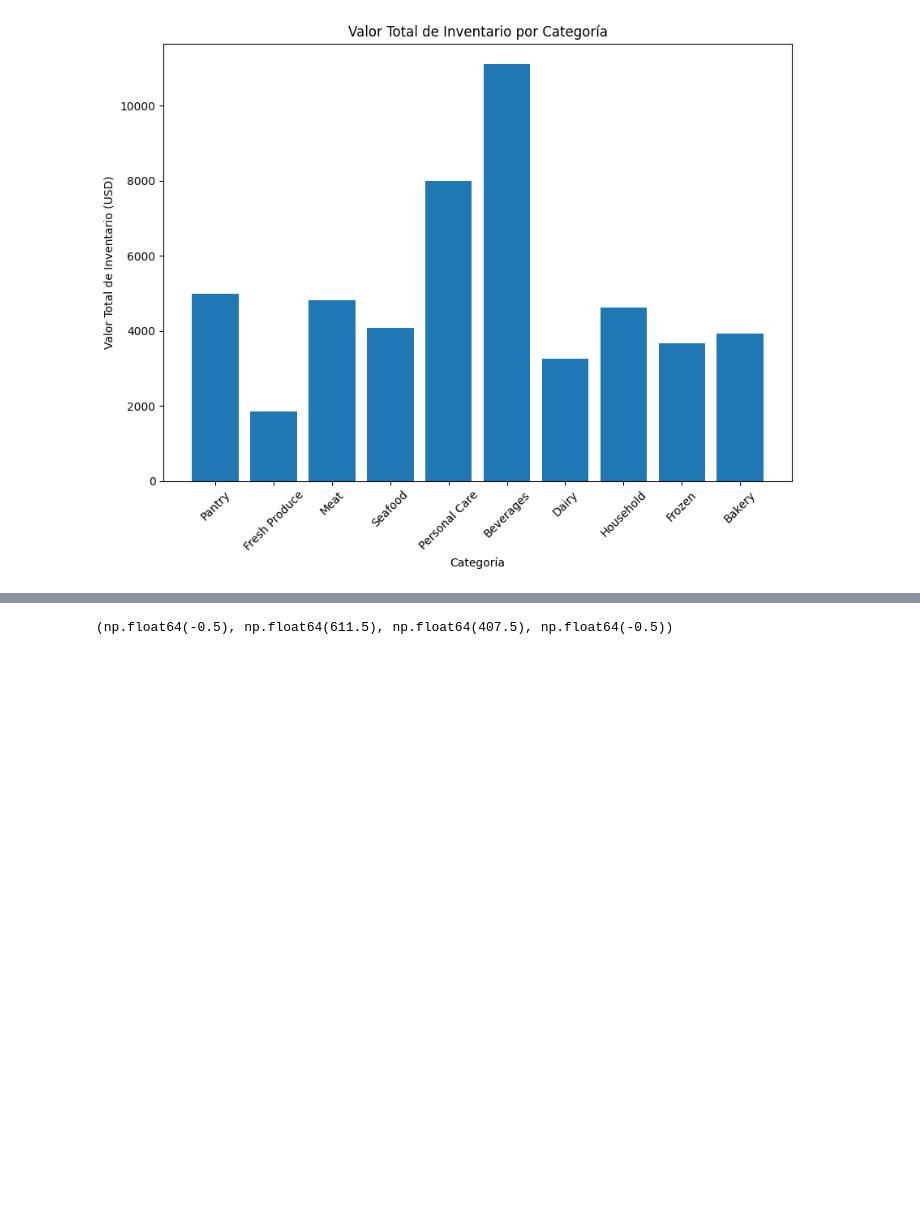
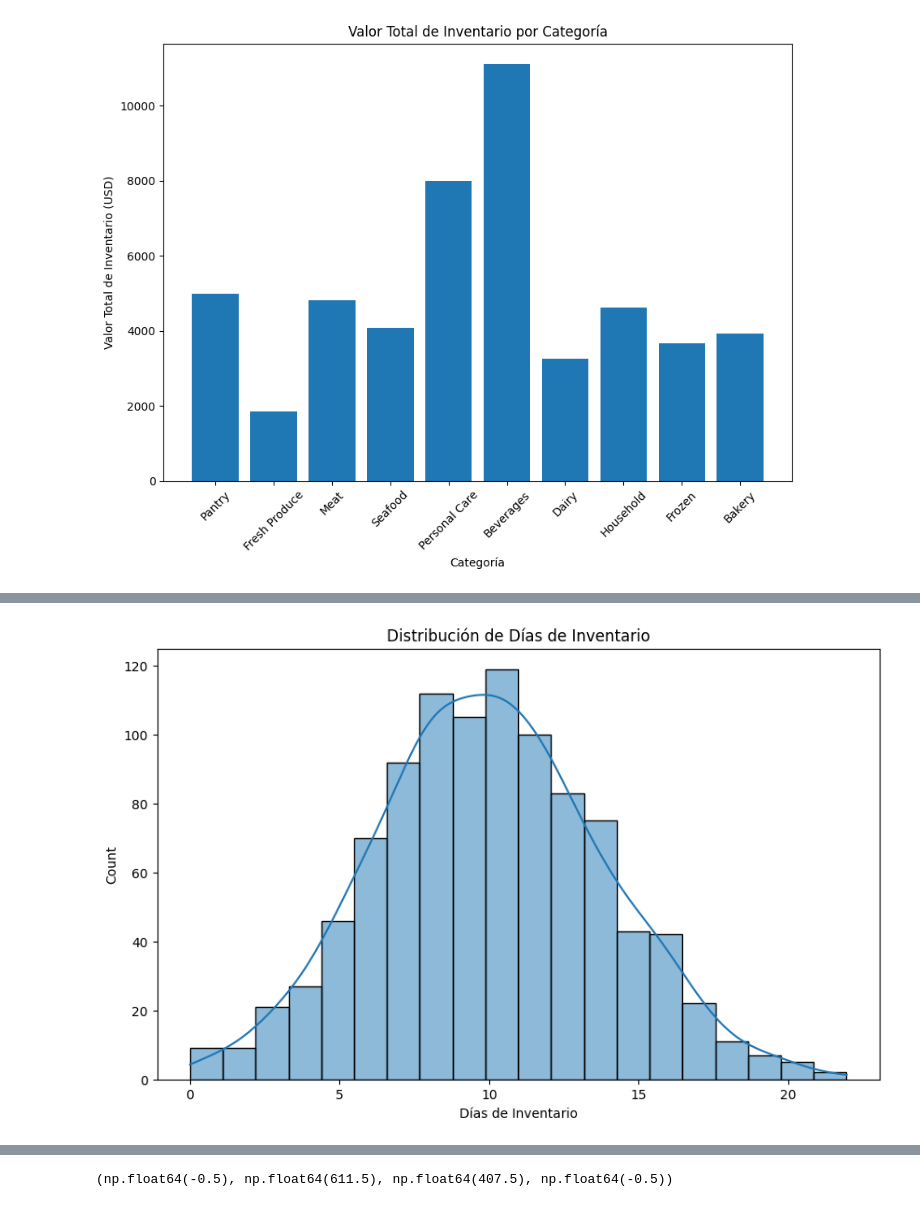
Before and after one commit to JTorres1309/ClaseCD, a Jupyter notebook: Proyecto/index1.ipynb, the cells around one changed output, grey strips where cells are left out. Saved outputs shown, nothing was run; the diff lists cells and outputs as text; code cells hidden in the pictures; blank space fills up the shorter version.

```diff
--- a/Proyecto/index1.ipynb
+++ b/Proyecto/index1.ipynb
@@ -139,0 +169,8 @@ plt.show()
+# %%
+plt.figure(figsize=(10,6))
+sns.histplot(inventario["Days_of_Inventory"], bins=20, kde=True)
+plt.xlabel("Días de Inventario")
+plt.title("Distribución de Días de Inventario")
+plt.show()
+# %% [output]
+[figure, added]
```
Also changed, not shown: parts of 3 cells of this notebook, 2 other files.
